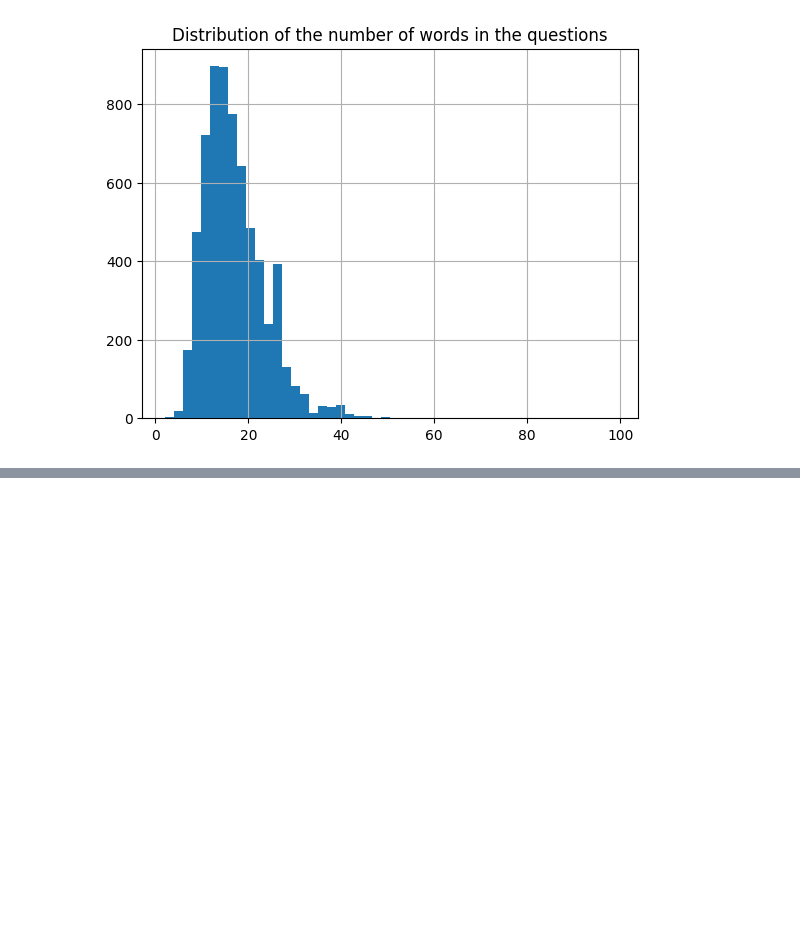
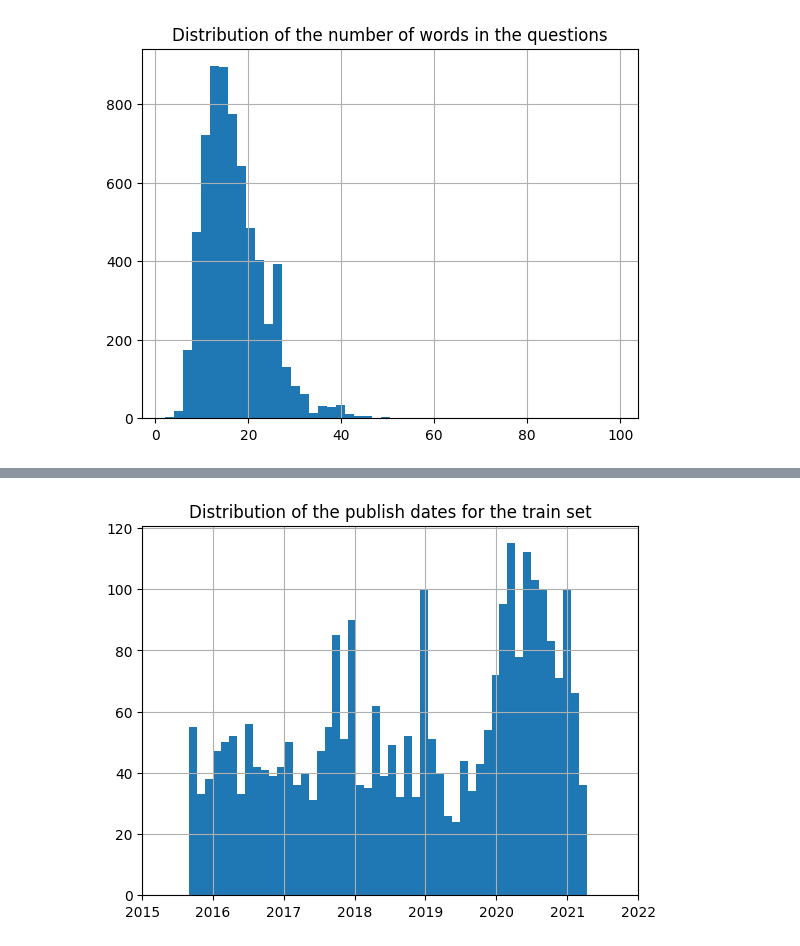
Before and after one commit to eamonniknafs/autocast, a Jupyter notebook: competition/gpt/fine-tune/eda.ipynb, the cells around one changed output, grey strips where cells are left out. Cells and saved outputs as stored; diff of their text form; code cells hidden in the pictures; blank space fills up the shorter version.

```diff
--- a/competition/gpt/fine-tune/eda.ipynb
+++ b/competition/gpt/fine-tune/eda.ipynb
@@ -86,0 +112,11 @@ plt.show()
+# %%
+# Show the distribution of publish dates for the train set (Autocast - test set or None as the answer)
+train_df = df[df['answer'].notnull()]
+train_df = train_df[~train_df['id'].isin(test_ids)]
+train_df['publish_time'].hist(bins=50)
+# set the start date to 2015 and the end date to 2023
+plt.xlim(pd.to_datetime('2015-01-01'), pd.to_datetime('2022-01-01'))
+plt.title('Distribution of the publish dates for the train set')
+plt.show()
+# %% [output]
+[figure, added]
```
Also changed, not shown: parts of 6 cells of this notebook.
